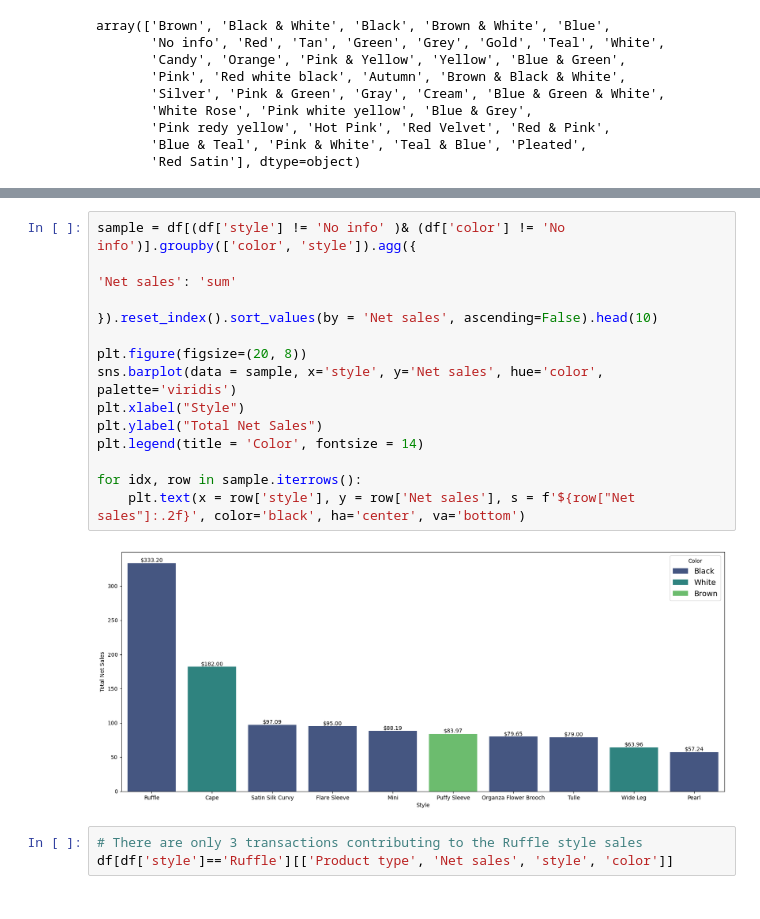
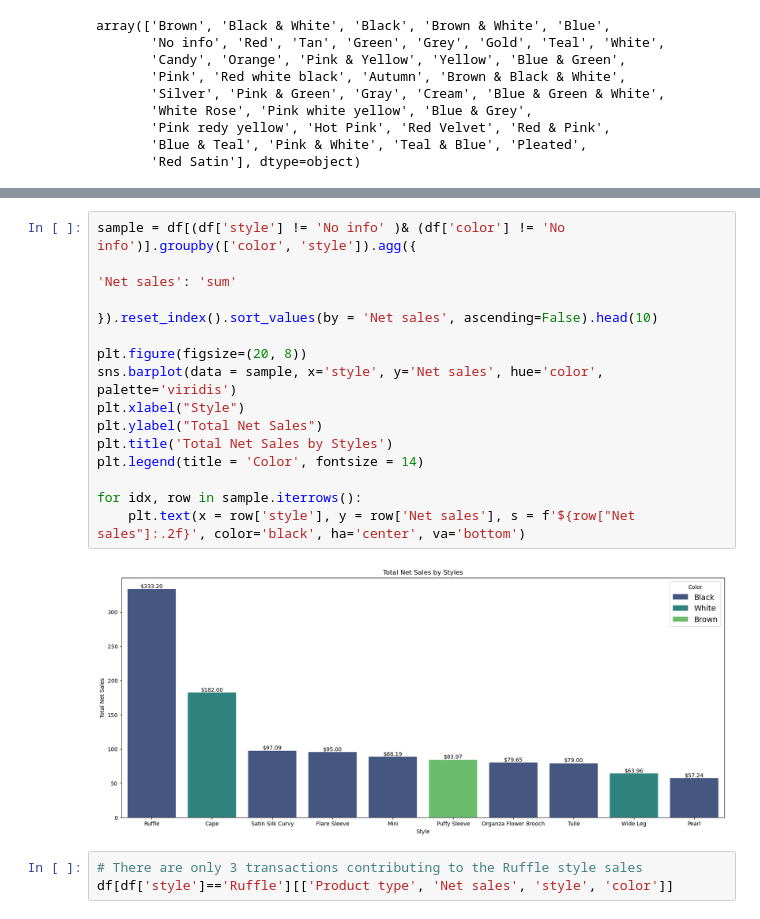
Before and after one commit to ezishr/NEO_InspiredFashion, a Jupyter notebook: orders analysis.ipynb, the cells around one changed output, grey strips where cells are left out. Cells and saved outputs as stored; diff of their text form.

```diff
--- a/orders analysis.ipynb
+++ b/orders analysis.ipynb
@@ -163,18 +165,19 @@ array(['No info', 'Halter', 'With belt, wool', 'Shirt-dress', 'Romper',
 # %%
 sample = df[(df['style'] != 'No info' )& (df['color'] != 'No info')].groupby(['color', 'style']).agg({
                                                                                                 'Net sales': 'sum'
                                                                                                 }).reset_index().sort_values(by = 'Net sales', ascending=False).head(10)
 
 plt.figure(figsize=(20, 8))
 sns.barplot(data = sample, x='style', y='Net sales', hue='color', palette='viridis')
 plt.xlabel("Style")
 plt.ylabel("Total Net Sales")
+plt.title('Total Net Sales by Styles')
 plt.legend(title = 'Color', fontsize = 14)
 
 for idx, row in sample.iterrows():
     plt.text(x = row['style'], y = row['Net sales'], s = f'${row["Net sales"]:.2f}', color='black', ha='center', va='bottom')
 # %% [output]
-[figure, old version]
+[figure, new version]
 # %%
 # There are only 3 transactions contributing to the Ruffle style sales
 df[df['style']=='Ruffle'][['Product type', 'Net sales', 'style', 'color']]
```
Also changed, not shown: parts of 4 cells of this notebook, 10 other files.
